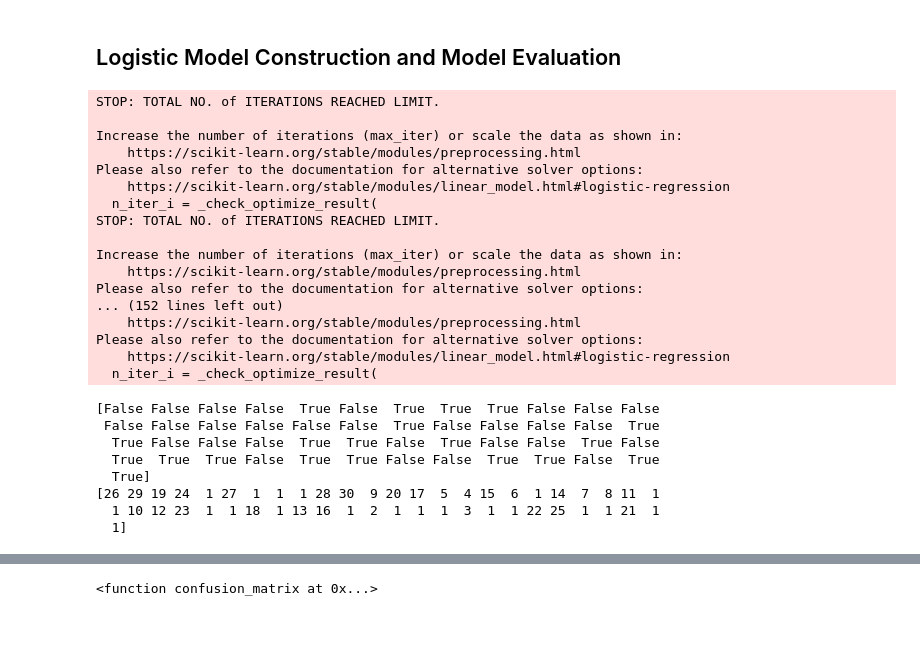
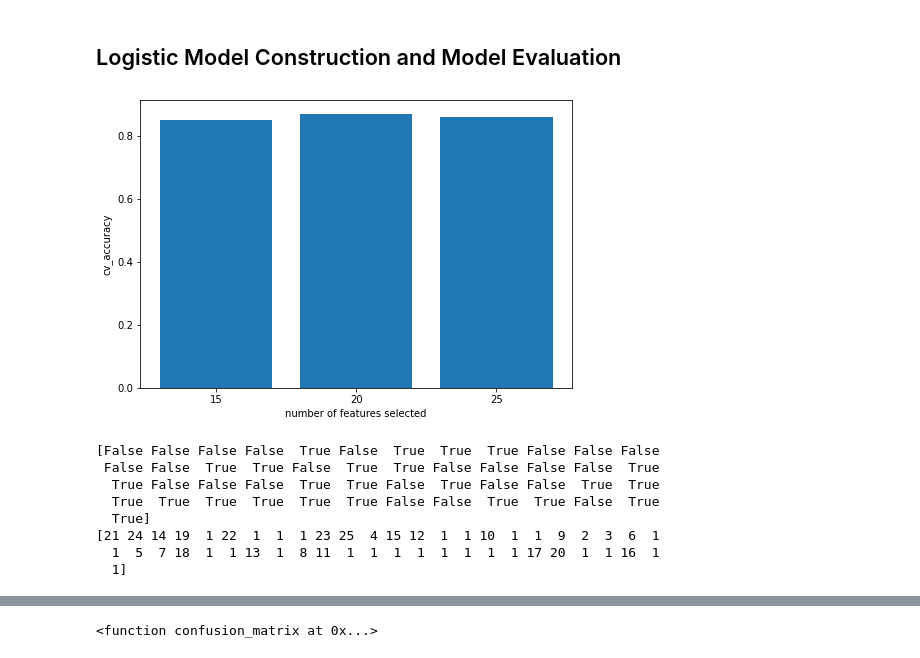
Before and after one commit to Xusong1998/Data-Analytics-Project, a Jupyter notebook: HR_Attrition_Data_Modeling.ipynb, the cells around one changed output, grey strips where cells are left out. Drawn from its saved outputs; the diff is of its cells as text; code cells hidden in the pictures; blank space fills up the shorter version.

```diff
--- a/HR_Attrition_Data_Modeling.ipynb
+++ b/HR_Attrition_Data_Modeling.ipynb
@@ -151,42 +189,37 @@ for r, i in enumerate(abs_norm_resid_top_3):
 [figure]
 # %% [markdown]
 ## Logistic Model Construction and Model Evaluation
+# %%
+# Feature Selection n_feature parameter tuning result
+fig = plt.figure()
+ax = fig.add_axes([0,0,1,1])
+n_features = ['15', '20', '25']
+cv_accuracy = [0.85,0.87, 0.86]
+ax.bar(langs,students)
+plt.xlabel('number of features selected')
+plt.ylabel('cv_accuracy')
+plt.show()
+# %% [output]
+[figure, added]
 # %%
 # Using RFE to selecting features
 from sklearn.feature_selection import RFE
 from sklearn.linear_model import LogisticRegression
 
 logreg = LogisticRegression()
-rfe = RFE(logreg, 20)
+rfe = RFE(logreg,25)
 rfe = rfe.fit(X, y.values.ravel())
 print(rfe.support_)
 print(rfe.ranking_)
 # %% [output]
-STOP: TOTAL NO. of ITERATIONS REACHED LIMIT.
-
-Increase the number of iterations (max_iter) or scale the data as shown in:
-    https://scikit-learn.org/stable/modules/preprocessing.html
-Please also refer to the documentation for alternative solver options:
-    https://scikit-learn.org/stable/modules/linear_model.html#logistic-regression
-  n_iter_i = _check_optimize_result(
-STOP: TOTAL NO. of ITERATIONS REACHED LIMIT.
-
-Increase the number of iterations (max_iter) or scale the data as shown in:
-    https://scikit-learn.org/stable/modules/preprocessing.html
-Please also refer to the documentation for alternative solver options:
-... (152 lines left out)
-    https://scikit-learn.org/stable/modules/preprocessing.html
-Please also refer to the documentation for alternative solver options:
-    https://scikit-learn.org/stable/modules/linear_model.html#logistic-regression
-  n_iter_i = _check_optimize_result(
+[False False False False  True False  True  True  True False False False
+ False False  True  True False  True  True False False False False  True
+  True False False False  True  True False  True False False  True  True
+  True  True  True  True  True  True False False  True  True False  True
+  True]
+[21 24 14 19  1 22  1  1  1 23 25  4 15 12  1  1 10  1  1  9  2  3  6  1
+  1  5  7 18  1  1 13  1  8 11  1  1  1  1  1  1  1  1 17 20  1  1 16  1
+  1]
-[False False False False  True False  True  True  True False False False
- False False False False False False  True False False False False  True
-  True False False False  True  True False  True False False  True False
-  True  True  True False  True  True False False  True  True False  True
-  True]
-[26 29 19 24  1 27  1  1  1 28 30  9 20 17  5  4 15  6  1 14  7  8 11  1
-  1 10 12 23  1  1 18  1 13 16  1  2  1  1  1  3  1  1 22 25  1  1 21  1
-  1]
 # %%
 # The selected columns are:
 selected = []
```
Also changed, not shown: parts of 21 cells of this notebook.
